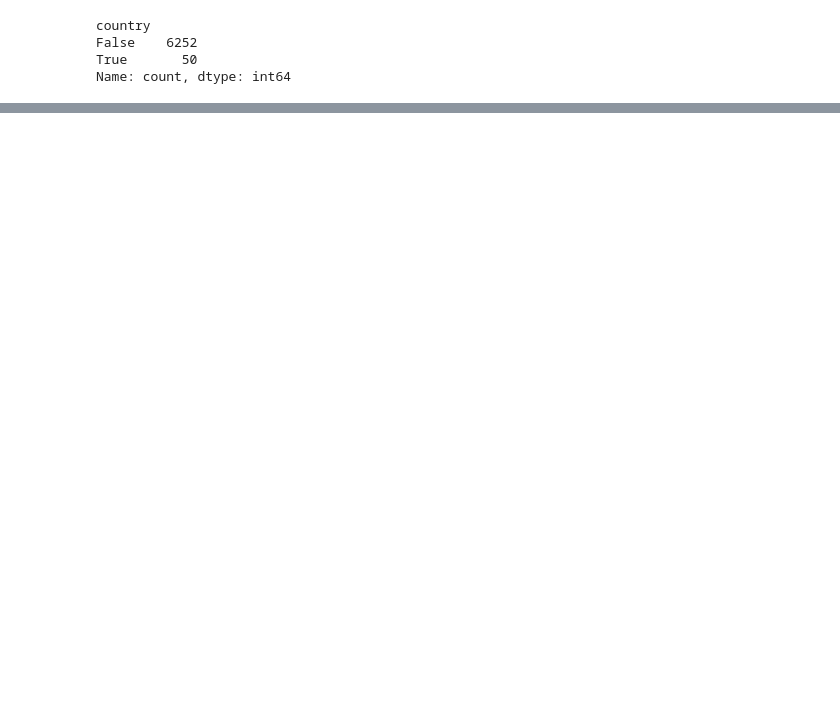
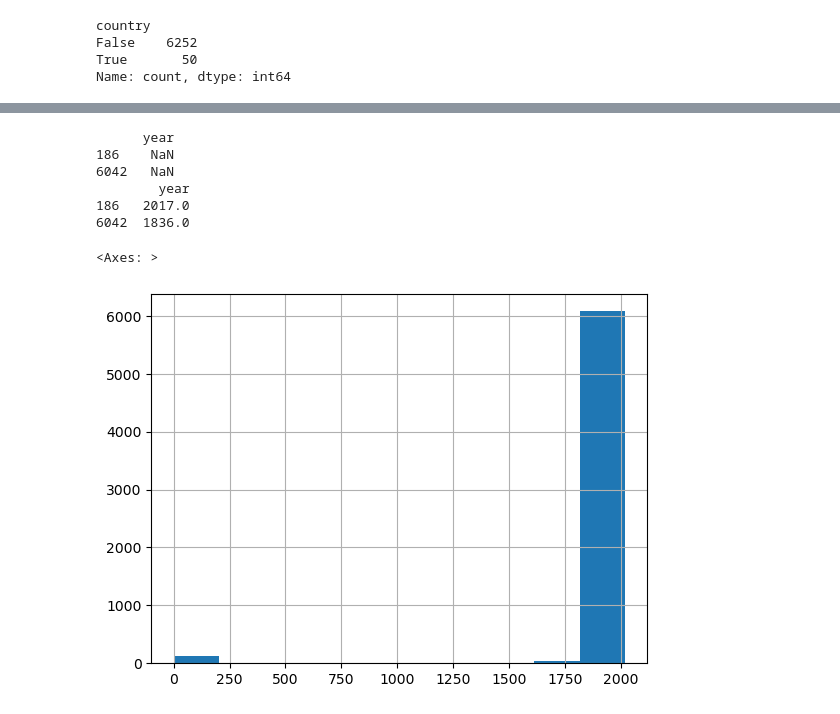
Before and after one commit to FILET81/Shark-Attack, a Jupyter notebook: Project-1.ipynb, the cells around one changed output, grey strips where cells are left out. Saved outputs shown, nothing was run; the diff lists cells and outputs as text; code cells hidden in the pictures; blank space fills up the shorter version.

```diff
--- a/Project-1.ipynb
+++ b/Project-1.ipynb
@@ -624,0 +584,6 @@ Name: count, Length: 1549, dtype: int64
+# %%
+# merging "sharks_copy_cleaned" and "continents_raw" in a new dataframe with column "continent" included
+left_df = sharks_copy_cleaned
+right_df = continents_raw
+
+new_sharks_df = pd.merge(left_df, right_df, on = "country", how = "inner")
@@ -624,0 +613,8 @@ Name: count, Length: 1549, dtype: int64
+# %%
+# data cleaning - renaming
+# type - renaming of some outputs to have it all aligned/grouped with the same name
+type_dict = { "Boat": "Boating",
+              "Questionable": "Boating",
+              "Boatomg": "Boating"}
+
+new_sharks_df["type"] = new_sharks_df["type"].replace(type_dict)
@@ -624,0 +657,4 @@ Name: count, Length: 1549, dtype: int64
+# %%
+# data cleaning - renaming
+# type - assingning NaN values to "Invalid"
+new_sharks_df["type"] = new_sharks_df["type"].replace(np.nan, "Invalid")
@@ -624,0 +691,20 @@ Name: count, Length: 1549, dtype: int64
+# %%
+# data cleaning - renaming
+# year - replace NaN year for rows 186 and 6042
+print(new_sharks_df.loc[[186, 6042], ["year"]])
+new_sharks_df.loc[[186, 6042], ["year"]] = [2017, 1836]
+print(new_sharks_df.loc[[186, 6042], ["year"]])
+# %% [output]
+      year
+186    NaN
+6042   NaN
+        year
+186   2017.0
+6042  1836.0
+# %%
+# data cleaning - renaming
+# year
+new_sharks_df["year"].hist()
+# %% [output]
+<Axes: >
+[figure, added]
```
Also changed, not shown: parts of 55 cells of this notebook, 1 other file.
